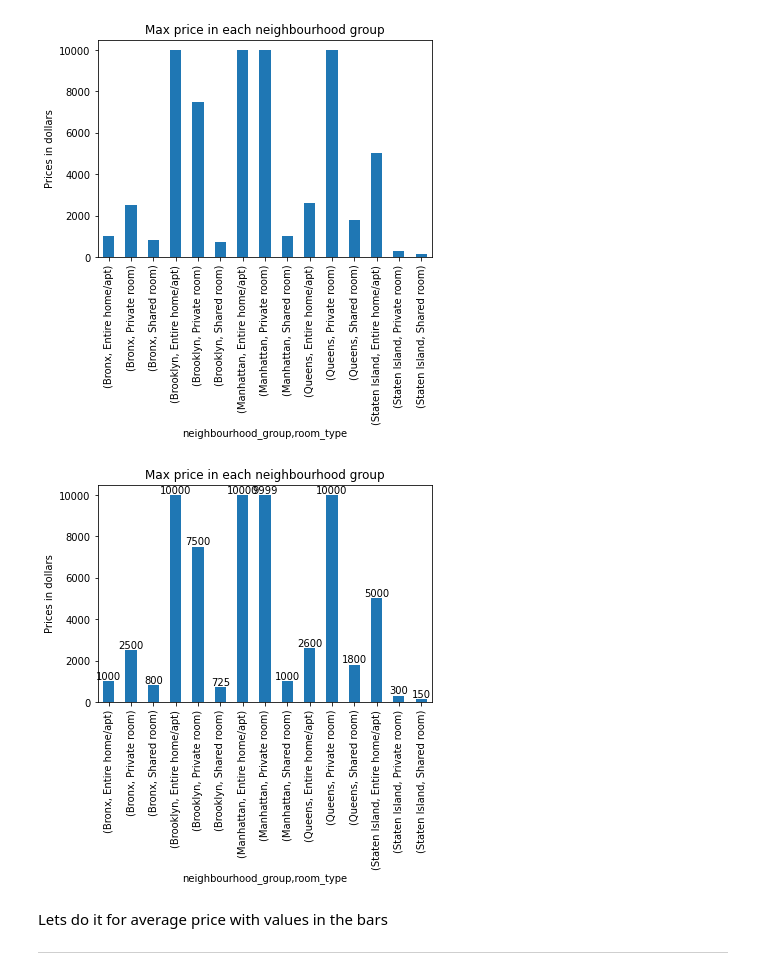
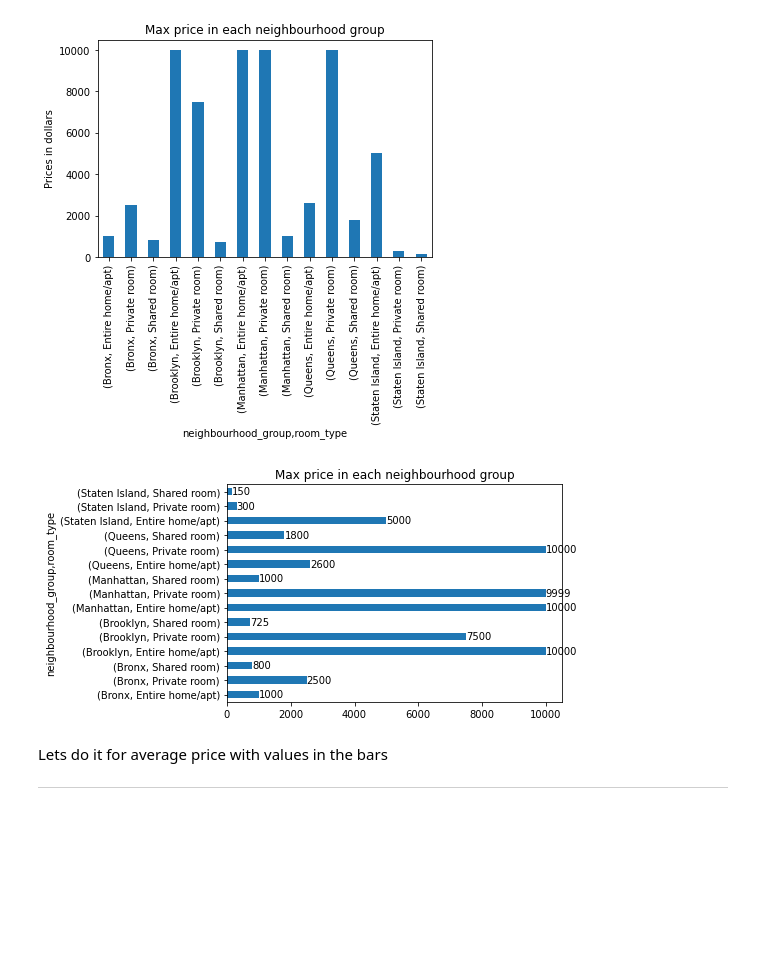
Before and after one commit to ashpou1/data-processing-4313, a Jupyter notebook: Amounts 24.ipynb, the cells around one changed output. Cells and saved outputs as stored; diff of their text form; code cells hidden in the pictures; blank space fills up the shorter version.

```diff
--- a/Amounts 24.ipynb
+++ b/Amounts 24.ipynb
@@ -118,14 +118,13 @@ df2.groupby(['neighbourhood_group','room_type']).price.agg('max').plot(kind = 'b
 <AxesSubplot:title={'center':'Max price in each neighbourhood group'}, xlabel='neighbourhood_group,room_type', ylabel='Prices in dollars'>
 [figure]
 # %%
-ax = df2.groupby(['neighbourhood_group','room_type']).price.agg('max').plot(kind = 'bar',
-                                                                       title = 'Max price in each neighbourhood group',
-                                                                       ylabel = 'Prices in dollars')
+ax = df2.groupby(['neighbourhood_group','room_type']).price.agg('max').plot(kind = 'barh',
+                                                                       title = 'Max price in each neighbourhood group',)
 
 for container in ax.containers:
     ax.bar_label(container)
 # %% [output]
-[figure, old version]
+[figure, new version]
 # %% [markdown]
 Lets do it for average price with values in the bars
 
```
Also changed, not shown: parts of 4 cells of this notebook.
